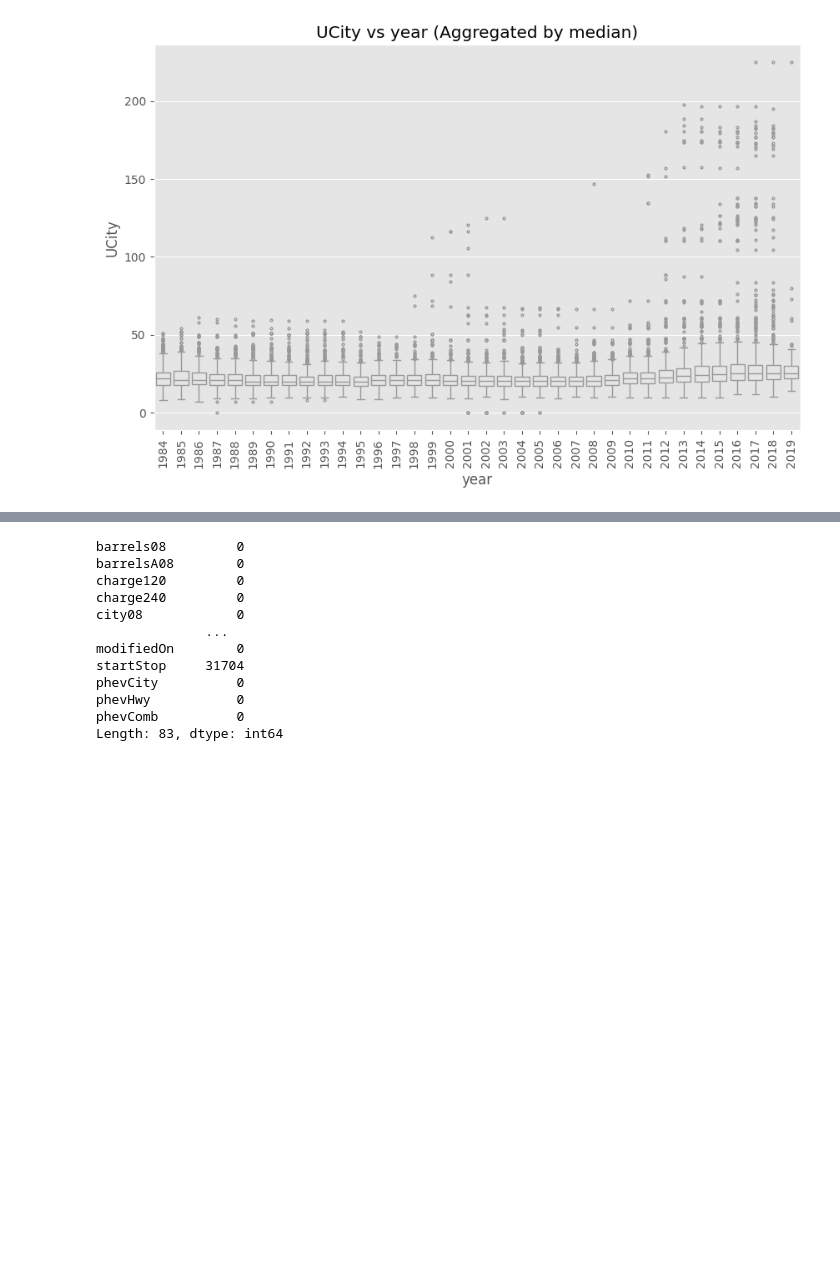
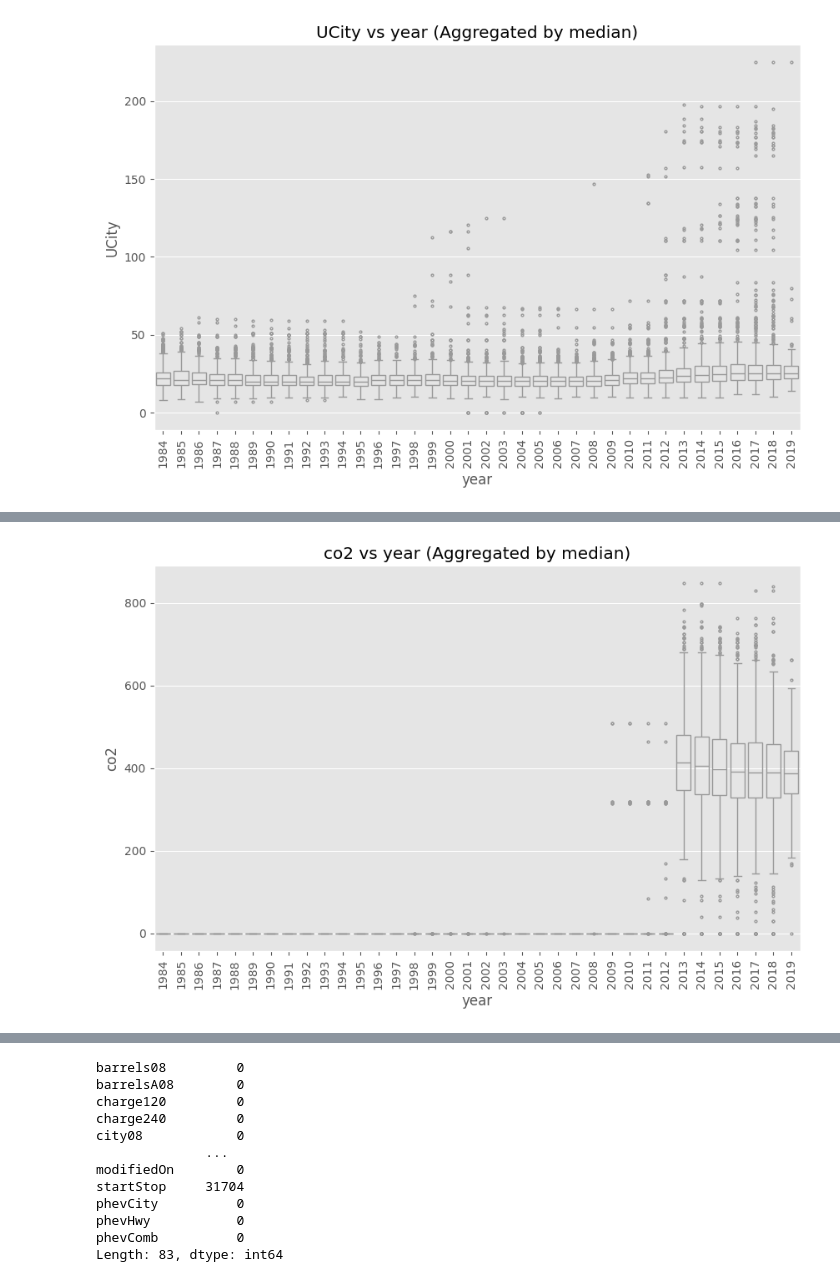
Before and after one commit to alkhalifas/cs6140-machine-learning, a Jupyter notebook: assignment1/assignment1_eda.ipynb, the cells around one changed output, grey strips where cells are left out. Drawn from its saved outputs; the diff is of its cells as text; code cells hidden in the pictures; blank space fills up the shorter version.

```diff
--- a/assignment1/assignment1_eda.ipynb
+++ b/assignment1/assignment1_eda.ipynb
@@ -224,0 +371,4 @@ sdf.plot_scatter_with_boxplot_aggregated(x_col='year', y_col='UCity')
+# %%
+sdf.plot_scatter_with_boxplot_aggregated(x_col='year', y_col='co2')
+# %% [output]
+[figure, added]
```
Also changed, not shown: parts of 12 cells of this notebook.
